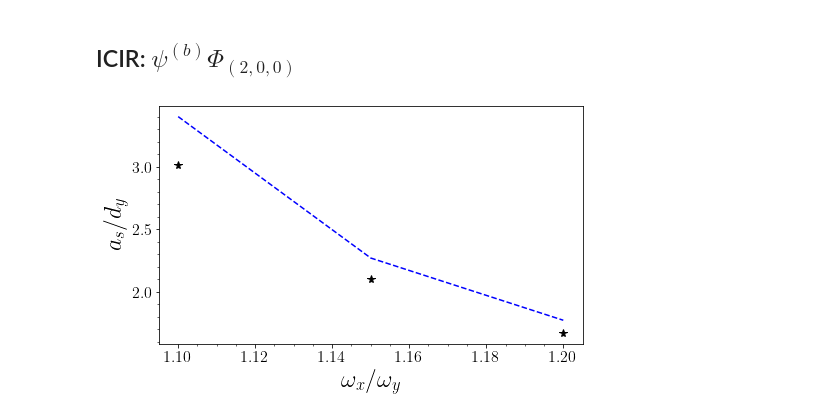
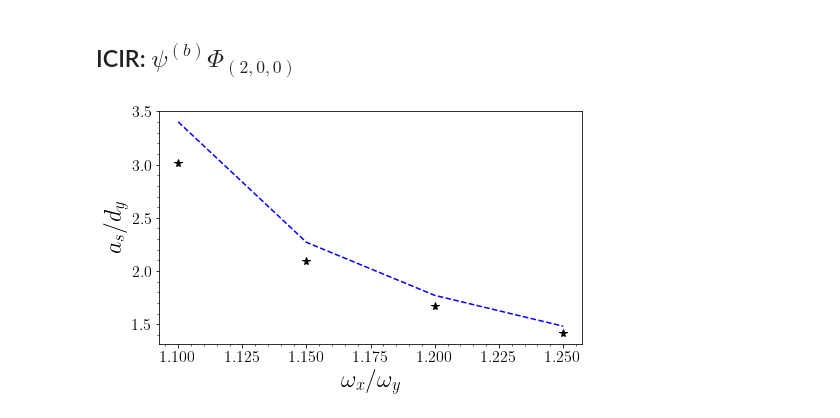
Before and after one commit to TsspGit/Ultracold_Atoms_src, a Jupyter notebook: Analysis/q3d/ICIR_LiLi_q3d.ipynb, the cells around one changed output. Drawn from its saved outputs; the diff is of its cells as text; code cells hidden in the pictures.

```diff
--- a/Analysis/q3d/ICIR_LiLi_q3d.ipynb
+++ b/Analysis/q3d/ICIR_LiLi_q3d.ipynb
@@ -97,21 +97,21 @@ plt.tight_layout()
 # %% [markdown]
 ## ICIR: $\psi^{(b)}\Phi_{(2, 0, 0)}$
 # %%
-ady = [3.017377971556954, 2.0990443879308613, 1.6692603651188282]
-ady_theory = [3.40147991239906, 2.2696897843454558, 1.7715768483697065]
+ady = [3.017377971556954, 2.0990443879308613, 1.6692603651188282, 1.4155227370304782]
+ady_theory = [3.40147991239906, 2.2696897843454558, 1.7715768483697065, 1.4821136757407012]
 ady_theory_C0 = [None, None, 0.7783651361948665]
 ady_theory_C2 = [None, None, -0.284848366094281]
-C = [0.88, 0.85, 0.82]
+C = [0.88, 0.85, 0.82, 0.80]
 # %%
 fig, ax = plt.subplots(figsize=aursize)
-ax.plot(wxwy[2:-1], ady_theory, 'b--', markersize=8)
-ax.plot(wxwy[2:-1], ady, 'k*', markersize=8)
+ax.plot(wxwy[2:], ady_theory, 'b--', markersize=8)
+ax.plot(wxwy[2:], ady, 'k*', markersize=8)
 ax.set_xlabel('$\omega_x/\omega_y$')
 ax.set_ylabel('$a_s/d_y$')
 ax.xaxis.set_minor_locator(AutoMinorLocator())
 ax.yaxis.set_minor_locator(AutoMinorLocator())
 #plt.grid()
 plt.tight_layout()
 #fig.savefig('Results/Figures/ICIR_q3d_emergent.png', dpi=200)
 # %% [output]
-[figure, old version]
+[figure, new version]
```
Also changed, not shown: 4 other files.
